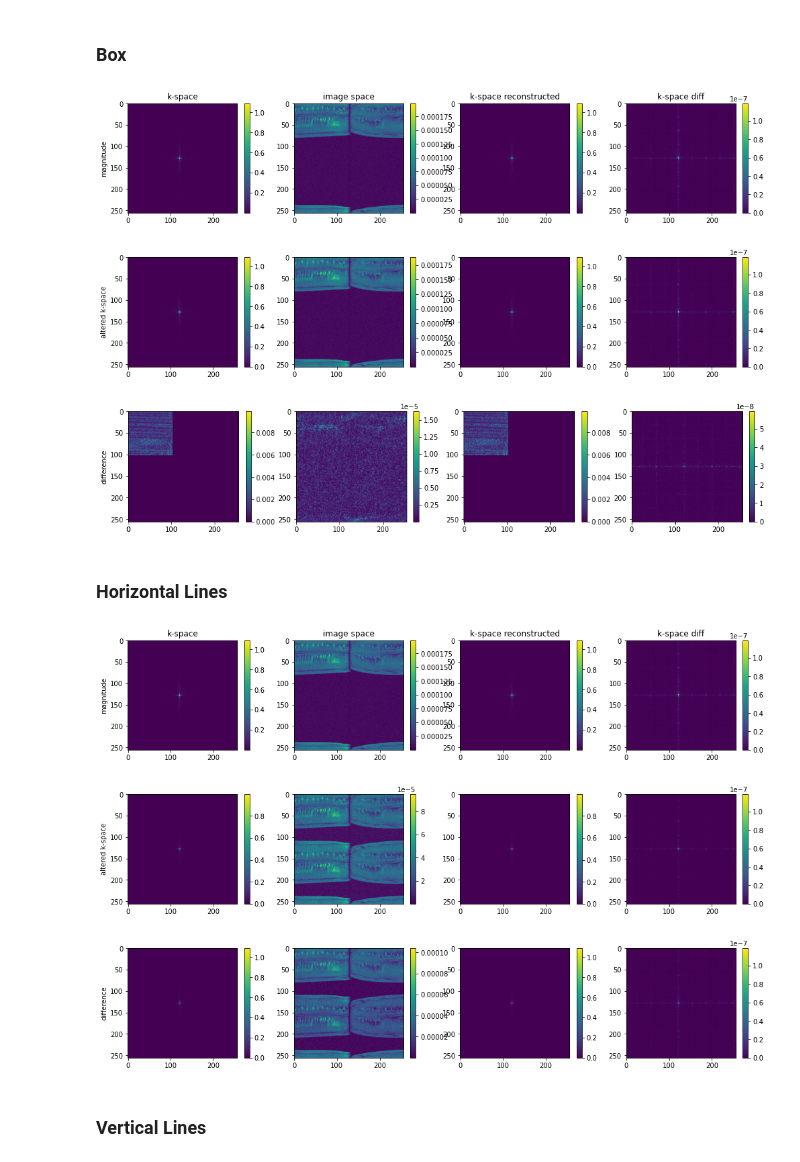
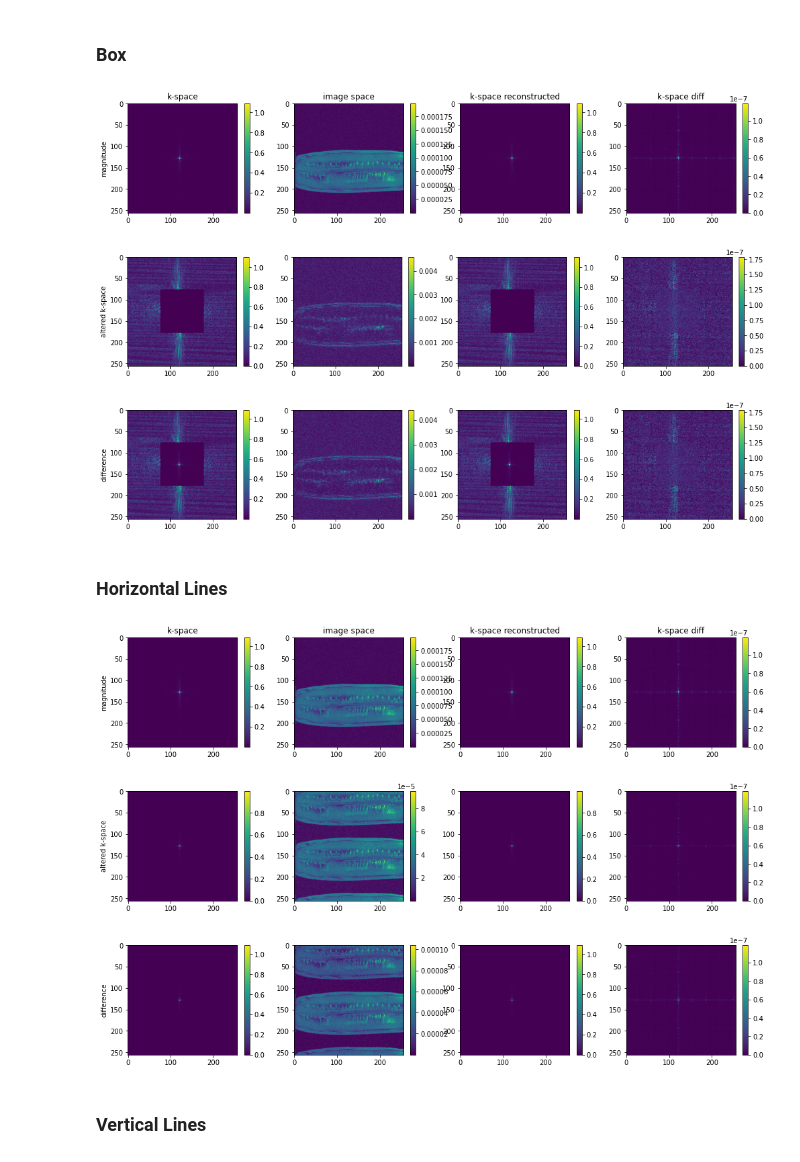
Before and after one commit to jlun17/nist-surf, a Jupyter notebook: PracticePrograms/fft.ipynb, the cells around one changed output. Drawn from its saved outputs; the diff is of its cells as text; code cells hidden in the pictures.

```diff
--- a/PracticePrograms/fft.ipynb
+++ b/PracticePrograms/fft.ipynb
@@ -67,9 +67,8 @@ def changeRandomData(data, numPoints, val):
 # %%
 def createMagImages(kspace):
     kspace = kspace / np.amax(kspace) ### Normalize
-    image = scipy.fft.ifft2(kspace)
-    rek = scipy.fft.fft2(image)
-#     ftdata = flip(image)
+    image = scipy.fft.fftshift(scipy.fft.ifft2(scipy.fft.fftshift(kspace)))
+    rek = scipy.fft.fftshift(scipy.fft.fft2(scipy.fft.fftshift(image)))
     magnitude = np.array([np.absolute(kspace),
                          np.absolute(image),
                          np.absolute(rek),
@@ -95,16 +93,16 @@ def createPhaseImages(kspace):
 # %%
 headers, data = nmrglue.fileio.varian.read_fid(files[9])
 magnitude = createMagImages(data)
-data = changeData(data, [0.2, 0.2], 0.4, 0)
+data = changeData(data, [0.5, 0.5], 0.4, 0)
 # data = changeRandomData(data, 1, 0)
 changeMag = createMagImages(data)
 plot(magnitude, 'magnitude', ['k-space', 'image space', 'k-space reconstructed', 'k-space diff'])
 plot(changeMag, 'altered k-space')
 plot(np.absolute(magnitude - changeMag), 'difference')
 # %% [output]
-[figure, old version]
+[figure, new version]
-[figure, old version]
+[figure, new version]
-[figure, old version]
+[figure, new version]
 # %% [markdown]
 ### Horizontal Lines
 # %%
@@ -118,9 +116,9 @@ plot(magnitude, 'magnitude', ['k-space', 'image space', 'k-space reconstructed',
 plot(changeMag, 'altered k-space')
 plot(np.absolute(magnitude - changeMag), 'difference')
 # %% [output]
-[figure, old version]
+[figure, new version]
-[figure, old version]
+[figure, new version]
-[figure, old version]
+[figure, new version]
 # %% [markdown]
 ### Vertical Lines
 # %%
```
Also changed, not shown: parts of 5 cells of this notebook.
